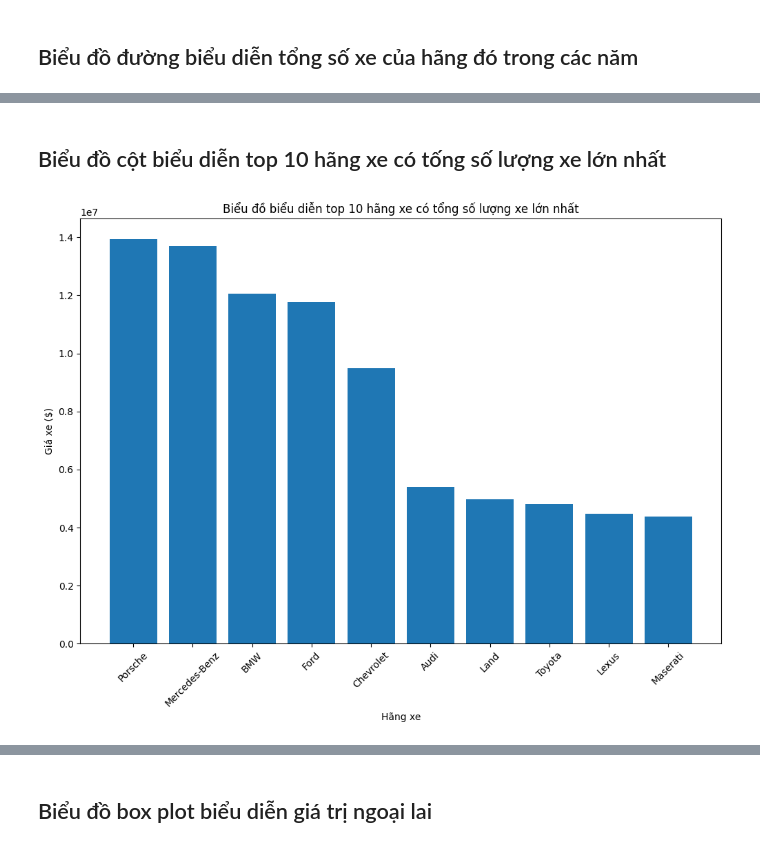
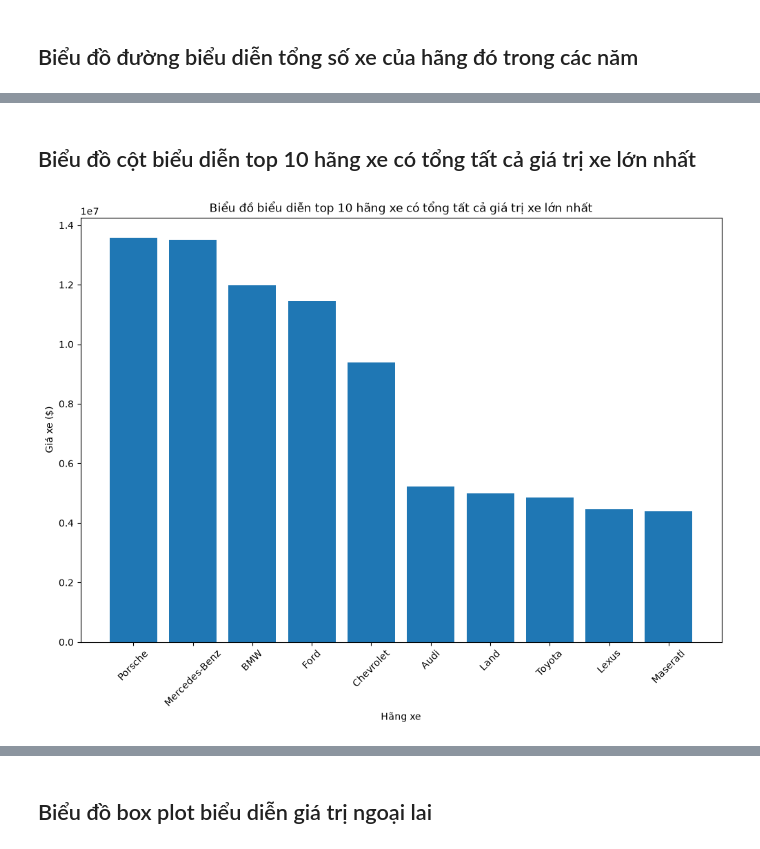
Before and after one commit to Thienbao2211/Used_Car_Analysis, a Jupyter notebook: notebook/PNL_CSA07.ipynb, the cells around one changed output, grey strips where cells are left out. Cells and saved outputs as stored; diff of their text form; code cells hidden in the pictures.

```diff
--- a/notebook/PNL_CSA07.ipynb
+++ b/notebook/PNL_CSA07.ipynb
@@ -3,10 +3,11 @@
 ## Tải tất cả thư viện cần thiết và xử lý dataframe
 # %%
 import pandas as pd
-import matplotlib.pyplot as pit
+import matplotlib.pyplot as plt
+import numpy as np
 
 # Đọc file
-df = pd.read_csv('../api/used_cars.csv')
+df = pd.read_csv('../data/used_cars.csv')
 df
 # %% [output]
 |  | brand | model | model_year | milage | fuel_type | engine | transmission | ext_col | int_col | accident | ... |
@@ -146,0 +176,20 @@ df.head()
+# %%
+def clean_transmission(transmission):
+    T = str(transmission).upper()
+    if pd.isna(T):
+        return "Unknown"
+    if 'M/T' in T or 'MT' in T or"manual" in T:
+        return "Manual"
+    elif 'CVT' in T or 'VARIABLE' in T or 'SINGLE-SPEED' in T:
+        return "CVT"
+    elif 'A/T' in T or 'AT' in T or "automatic" in T or "auto" in T:
+        return "Automatic"
+    elif "dual" in T or "dct" in T:
+        return "Dual-Clutch"
+    elif "semi" in T:
+        return "Semi-Automatic"
+    else:
+        return "Other"
+
+df['transmission'] = df['transmission'].apply(clean_transmission)
+df['transmission'].value_counts()
@@ -159,0 +216,5 @@ df.describe()
+# %%
+df["fuel_type"] = df["fuel_type"].replace(["–", "not supported"], np.nan)
+df["fuel_type"] = df["fuel_type"].fillna("unknown")
+df["accident"] = df["accident"].fillna("unknown").str.lower()
+df["clean_title"] = df["clean_title"].fillna("Unknown").str.lower()
@@ -186,18 +267,18 @@ Text(0.5, 1.0, 'Biểu đồ số lượng xe các năm của các hãng top đ
 # %% [markdown]
-## Biểu đồ cột biểu diễn top 10 hãng xe có tống số lượng xe lớn nhất
+## Biểu đồ cột biểu diễn top 10 hãng xe có tổng tất cả giá trị xe lớn nhất
 # %%
 # Biểu đồ cột: Dùng để biểu diễn top 10 hãng xe có tổng số lượng xe lớn nhất
 
 df_sum_brand = df[['brand', 'price']].groupby('brand').sum()
 df_sum_brand = df_sum_brand.sort_values(by='price', ascending=False).head(10)
 df_sum_brand
 
-pit.figure(figsize=(12, 8))
-pit.bar(x=df_sum_brand.index, height=df_sum_brand['price'])
-pit.xticks(rotation=45)
-pit.title('Biểu đồ biểu diễn top 10 hãng xe có tổng số lượng xe lớn nhất')
-pit.xlabel('Hãng xe')
-pit.ylabel('Giá xe ($)')
-pit.show()
+plt.figure(figsize=(12, 8))
+plt.bar(x=df_sum_brand.index, height=df_sum_brand['price'])
+plt.xticks(rotation=45)
+plt.title('Biểu đồ biểu diễn top 10 hãng xe có tổng tất cả giá trị xe lớn nhất')
+plt.xlabel('Hãng xe')
+plt.ylabel('Giá xe ($)')
+plt.show()
 # %% [output]
-[figure, old version]
+[figure, new version]
```
Also changed, not shown: parts of 20 cells of this notebook, 3 other files.
